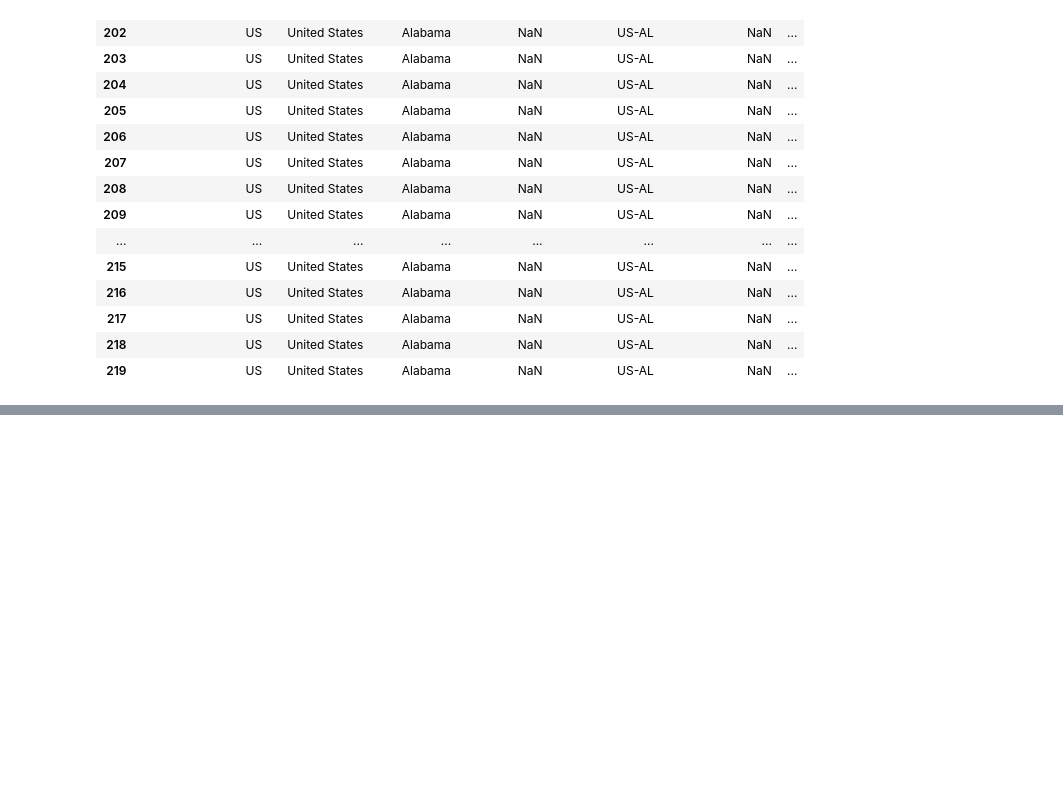
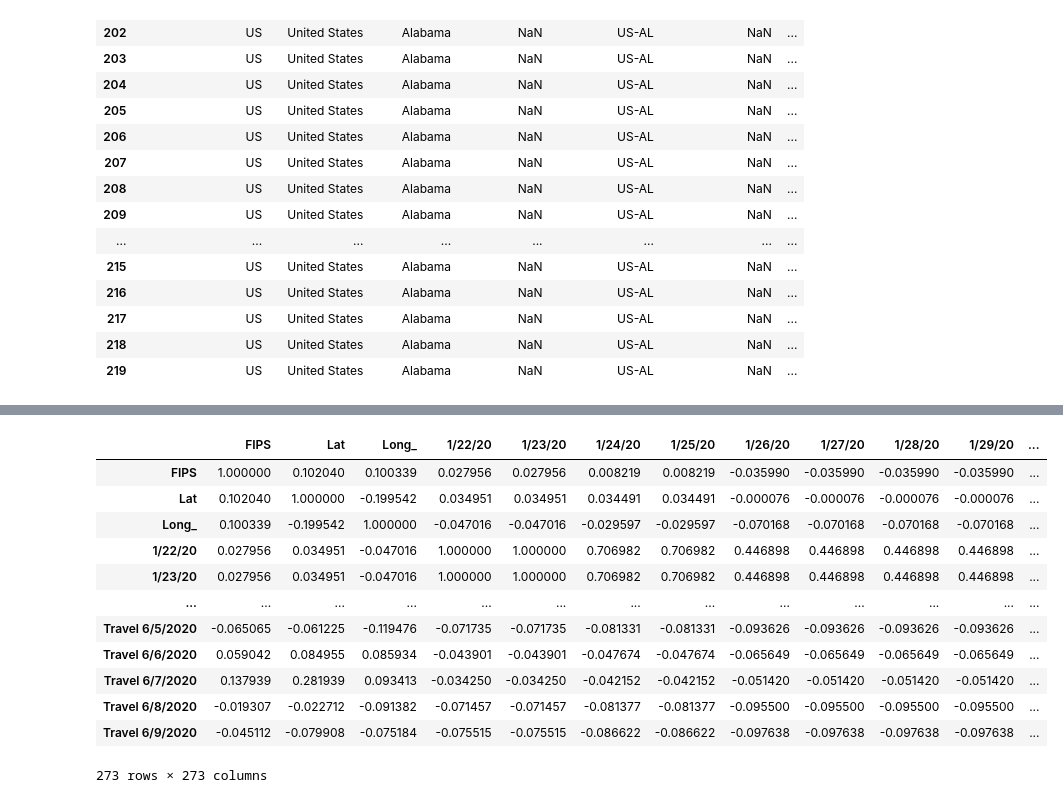
Before and after one commit to nurfnick/COVID_Travel, a Jupyter notebook: Regression.ipynb, the cells around one changed output, grey strips where cells are left out. Saved outputs shown, nothing was run; the diff lists cells and outputs as text; code cells hidden in the pictures; blank space fills up the shorter version.

```diff
--- a/Regression.ipynb
+++ b/Regression.ipynb
@@ -102,0 +153,16 @@ KeyboardInterrupt: ignored
+# %%
+COVID.corr()
+# %% [output]
+|  | FIPS | Lat | Long_ | 1/22/20 | 1/23/20 | 1/24/20 | 1/25/20 | 1/26/20 | 1/27/20 | 1/28/20 | 1/29/20 | ... |
+| FIPS | 1.000000 | 0.102040 | 0.100339 | 0.027956 | 0.027956 | 0.008219 | 0.008219 | -0.035990 | -0.035990 | -0.035990 | -0.035990 | ... |
+| Lat | 0.102040 | 1.000000 | -0.199542 | 0.034951 | 0.034951 | 0.034491 | 0.034491 | -0.000076 | -0.000076 | -0.000076 | -0.000076 | ... |
+| Long_ | 0.100339 | -0.199542 | 1.000000 | -0.047016 | -0.047016 | -0.029597 | -0.029597 | -0.070168 | -0.070168 | -0.070168 | -0.070168 | ... |
+| 1/22/20 | 0.027956 | 0.034951 | -0.047016 | 1.000000 | 1.000000 | 0.706982 | 0.706982 | 0.446898 | 0.446898 | 0.446898 | 0.446898 | ... |
+| 1/23/20 | 0.027956 | 0.034951 | -0.047016 | 1.000000 | 1.000000 | 0.706982 | 0.706982 | 0.446898 | 0.446898 | 0.446898 | 0.446898 | ... |
+| ... | ... | ... | ... | ... | ... | ... | ... | ... | ... | ... | ... | ... |
+| Travel 6/5/2020 | -0.065065 | -0.061225 | -0.119476 | -0.071735 | -0.071735 | -0.081331 | -0.081331 | -0.093626 | -0.093626 | -0.093626 | -0.093626 | ... |
+| Travel 6/6/2020 | 0.059042 | 0.084955 | 0.085934 | -0.043901 | -0.043901 | -0.047674 | -0.047674 | -0.065649 | -0.065649 | -0.065649 | -0.065649 | ... |
+| Travel 6/7/2020 | 0.137939 | 0.281939 | 0.093413 | -0.034250 | -0.034250 | -0.042152 | -0.042152 | -0.051420 | -0.051420 | -0.051420 | -0.051420 | ... |
+| Travel 6/8/2020 | -0.019307 | -0.022712 | -0.091382 | -0.071457 | -0.071457 | -0.081377 | -0.081377 | -0.095500 | -0.095500 | -0.095500 | -0.095500 | ... |
+| Travel 6/9/2020 | -0.045112 | -0.079908 | -0.075184 | -0.075515 | -0.075515 | -0.086622 | -0.086622 | -0.097638 | -0.097638 | -0.097638 | -0.097638 | ... |
+273 rows × 273 columns
```
Also changed, not shown: parts of 8 cells of this notebook.
